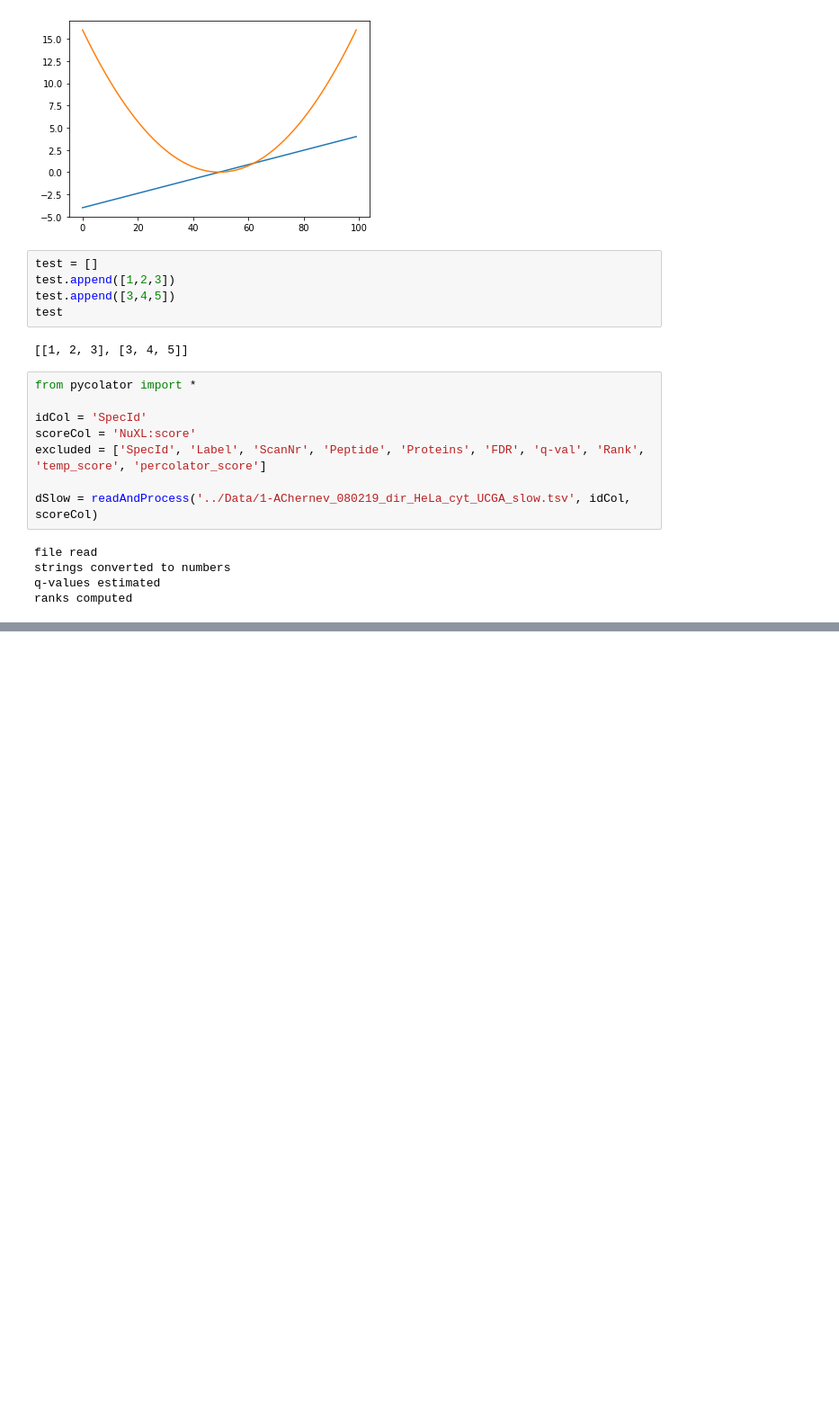
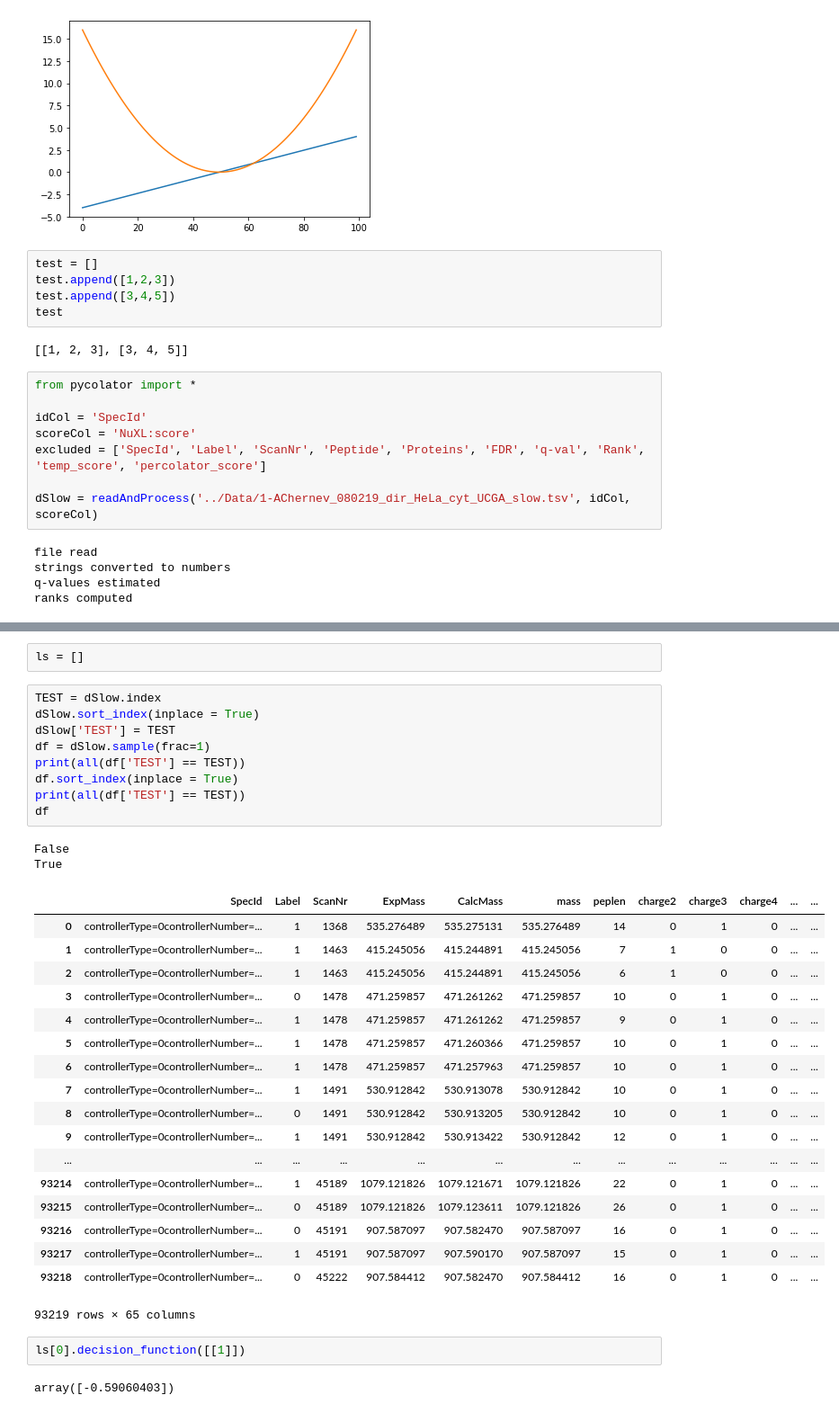
Before and after one commit to emilpaulitz/Bachelor-Thesis, a Jupyter notebook: src/Testing.ipynb, the cells around one changed output, grey strips where cells are left out. Shown at 90% size. Cells and saved outputs as stored; diff of their text form; blank space fills up the shorter version.

```diff
--- a/src/Testing.ipynb
+++ b/src/Testing.ipynb
@@ -69,0 +60,36 @@ f()
+# %%
+ls = []
+# %%
+TEST = dSlow.index
+dSlow.sort_index(inplace = True)
+dSlow['TEST'] = TEST
+df = dSlow.sample(frac=1)
+print(all(df['TEST'] == TEST))
+df.sort_index(inplace = True)
+print(all(df['TEST'] == TEST))
+df
+# %% [output]
+False
+True
+|  | SpecId | Label | ScanNr | ExpMass | CalcMass | mass | peplen | charge2 | charge3 | charge4 | ... | ... |
+| 0 | controllerType=0controllerNumber=... | 1 | 1368 | 535.276489 | 535.275131 | 535.276489 | 14 | 0 | 1 | 0 | ... | ... |
+| 1 | controllerType=0controllerNumber=... | 1 | 1463 | 415.245056 | 415.244891 | 415.245056 | 7 | 1 | 0 | 0 | ... | ... |
+| 2 | controllerType=0controllerNumber=... | 1 | 1463 | 415.245056 | 415.244891 | 415.245056 | 6 | 1 | 0 | 0 | ... | ... |
+| 3 | controllerType=0controllerNumber=... | 0 | 1478 | 471.259857 | 471.261262 | 471.259857 | 10 | 0 | 1 | 0 | ... | ... |
+| 4 | controllerType=0controllerNumber=... | 1 | 1478 | 471.259857 | 471.261262 | 471.259857 | 9 | 0 | 1 | 0 | ... | ... |
+| 5 | controllerType=0controllerNumber=... | 1 | 1478 | 471.259857 | 471.260366 | 471.259857 | 10 | 0 | 1 | 0 | ... | ... |
+| 6 | controllerType=0controllerNumber=... | 1 | 1478 | 471.259857 | 471.257963 | 471.259857 | 10 | 0 | 1 | 0 | ... | ... |
+| 7 | controllerType=0controllerNumber=... | 1 | 1491 | 530.912842 | 530.913078 | 530.912842 | 10 | 0 | 1 | 0 | ... | ... |
+| 8 | controllerType=0controllerNumber=... | 0 | 1491 | 530.912842 | 530.913205 | 530.912842 | 10 | 0 | 1 | 0 | ... | ... |
+| 9 | controllerType=0controllerNumber=... | 1 | 1491 | 530.912842 | 530.913422 | 530.912842 | 12 | 0 | 1 | 0 | ... | ... |
+| ... | ... | ... | ... | ... | ... | ... | ... | ... | ... | ... | ... | ... |
+| 93214 | controllerType=0controllerNumber=... | 1 | 45189 | 1079.121826 | 1079.121671 | 1079.121826 | 22 | 0 | 1 | 0 | ... | ... |
+| 93215 | controllerType=0controllerNumber=... | 0 | 45189 | 1079.121826 | 1079.123611 | 1079.121826 | 26 | 0 | 1 | 0 | ... | ... |
+| 93216 | controllerType=0controllerNumber=... | 0 | 45191 | 907.587097 | 907.582470 | 907.587097 | 16 | 0 | 1 | 0 | ... | ... |
+| 93217 | controllerType=0controllerNumber=... | 1 | 45191 | 907.587097 | 907.590170 | 907.587097 | 15 | 0 | 1 | 0 | ... | ... |
+| 93218 | controllerType=0controllerNumber=... | 0 | 45222 | 907.584412 | 907.582470 | 907.584412 | 16 | 0 | 1 | 0 | ... | ... |
+93219 rows × 65 columns
+# %%
+ls[0].decision_function([[1]])
+# %% [output]
+array([-0.59060403])
```
Also changed, not shown: parts of 5 cells of this notebook, 8 other files.
